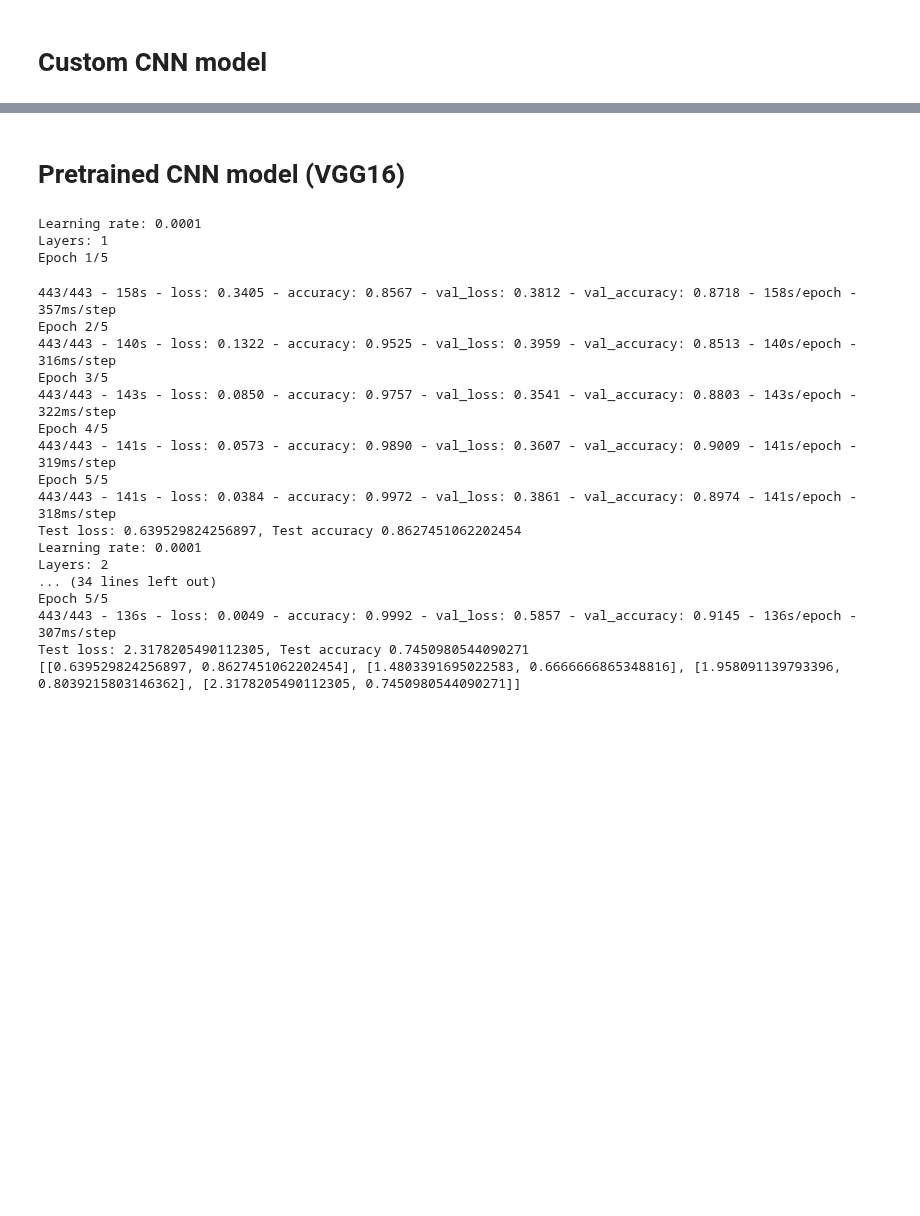
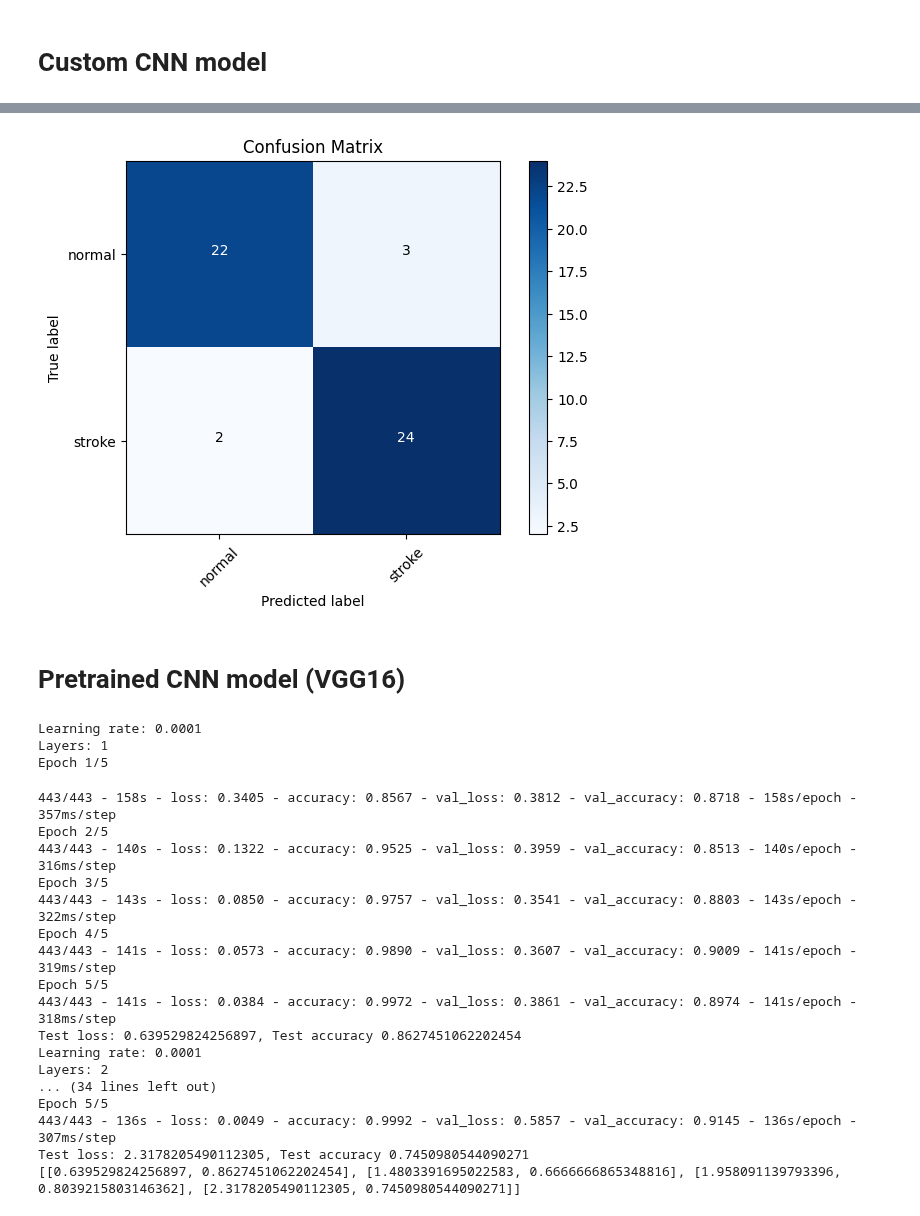
Before and after one commit to andrei-borg/stroke-video-analysis, a Jupyter notebook: recurrence_plot.ipynb, the cells around one changed output, grey strips where cells are left out. Cells and saved outputs as stored; diff of their text form; code cells hidden in the pictures; blank space fills up the shorter version.

```diff
--- a/recurrence_plot.ipynb
+++ b/recurrence_plot.ipynb
@@ -107,7 +107,7 @@ train_batches = ImageDataGenerator(
     directory=train_path,
     target_size=(img_height, img_width),
     classes=["normal", "stroke"],
-    batch_size=16,
+    batch_size=32,
 )
 
 valid_batches = ImageDataGenerator(
@@ -116,7 +116,7 @@ valid_batches = ImageDataGenerator(
     directory=valid_path,
     target_size=(img_height, img_width),
     classes=["normal", "stroke"],
-    batch_size=16,
+    batch_size=32,
 )
 test_batches = ImageDataGenerator(
     tf.keras.applications.vgg16.preprocess_input
@@ -124,7 +124,7 @@ test_batches = ImageDataGenerator(
     directory=test_path,
     target_size=(img_height, img_width),
     classes=["normal", "stroke"],
-    batch_size=16,
+    batch_size=32,
     shuffle=False,
 )
 # %% [output]
@@ -273,51 +269,70 @@ Testing images and labels: (465, 930) (51,)
 # TODO: Also increase filers in the conv layers, kernel size too maybe and increase the batch size in the data batches to 64 or 128 perhaps to speed things up.
 # TODO: + maybe not the vgg16 preprocess on the batches?
 
-scores_customCNN = []
-models_customCNN = []
+#scores_customCNN = []
+#models_customCNN = []
 
-for i in combinations:
-    lr = param_grid['learning_rate'][i[0]]
-    layers = param_grid['hidden_layers'][i[1]]
-    print("Learning rate:", lr)
-    print("Layers:", layers)
+lr = 0.0001
+#print("Learning rate:", lr)
+#print("Conv layers:", 3)
+model_customCNN = Sequential()
 
-    model_customCNN = Sequential()
+model_customCNN.add(Conv2D(
+        filters=32,
+        kernel_size=(3, 3),
+        activation="relu",
+        padding="same",
+        input_shape=(img_height, img_width, 3),
+    ))
+model_customCNN.add(MaxPool2D(pool_size=(2, 2), strides=2))
 
-    model_customCNN.add(Conv2D(
-            filters=32,
-            kernel_size=(5, 5),
-            activation="relu",
-            padding="same",
-            input_shape=(img_height, img_width, 3),
-        ))
-    model_customCNN.add(MaxPool2D(pool_size=(2, 2), strides=2))
-    for i in range(layers):
-        model_customCNN.add(Conv2D(filters=64, kernel_size=(3, 3), activation="relu", padding="same"))
-        model_customCNN.add(MaxPool2D(pool_size=(2, 2), strides=2))
+model_customCNN.add(Conv2D(filters=64, kernel_size=(6, 6), activation="relu", padding="same"))
+model_customCNN.add(MaxPool2D(pool_size=(4, 4), strides=4))
+model_customCNN.add(Conv2D(filters=64, kernel_size=(6, 6), activation="relu", padding="same"))
+model_customCNN.add(MaxPool2D(pool_size=(4, 4), strides=4))
 
-    model_customCNN.add(GlobalAveragePooling2D())
-    model_customCNN.add(Dense(64, activation="relu"))
+model_customCNN.add(Flatten())
+model_customCNN.add(Dense(128, activation="relu"))
+model_customCNN.add(Dense(128, activation="relu"))
+model_customCNN.add(Dense(units=2, activation="softmax"))
 
-    model_customCNN.add(Dense(units=2, activation="softmax"))
+model_customCNN.compile(
+    optimizer=Adam(learning_rate=lr),
+    loss="categorical_crossentropy",
+    metrics=["accuracy"],
+)
+#model_customCNN.summary()
 
+model_customCNN.fit(x=train_batches, validation_data=valid_batches, epochs=6, verbose=2)
 
-    model_customCNN.compile(
-        optimizer=Adam(learning_rate=lr),
-        loss="categorical_crossentropy",
-        metrics=["accuracy"],
-    )
+score = model_customCNN.evaluate(test_batches, verbose=0)
 
-    model_customCNN.summary()
+#scores_customCNN.append(score)
+#models_customCNN.append(model_customCNN)
 
-    model_customCNN.fit(x=train_batches, validation_data=valid_batches, epochs=10, verbose=2)
-    score = model_customCNN.evaluate(test_batches, verbose=0)
+#print(scores_customCNN)
 
-    print("Test loss: {}, Test accuracy {}".format(score[0], score[1]))
+predictions = model_customCNN.predict(x=test_batches, verbose=0)
 
-    scores_customCNN.append(score)
-    models_customCNN.append(model_customCNN)
+np.round(predictions)
 
-print(scores_customCNN)
+cm = confusion_matrix(
+    y_true=test_batches.classes, y_pred=np.argmax(predictions, axis=-1)
+)
+
+# extract true positives, false positives, true negatives, and false negatives
+tn, fp, fn, tp = cm.ravel()
+
+# calculate sensitivity and specificity
+sensitivity = tp / (tp + fn)
+specificity = tn / (tn + fp)
+
+print("Sensitivity:", sensitivity)
+print("Specificity:", specificity)
+
+cm_plot_labels = ["normal", "stroke"]
+plot_confusion_matrix(cm=cm, classes=cm_plot_labels, title="Confusion Matrix")
+
+print("Test loss: {}, Test accuracy {}".format(score[0], score[1]))
 # %% [output]
 Learning rate: 0.0001
@@ -357,3 +355,4 @@ Test loss: 1.7259989976882935, Test accuracy 0.7647058963775635
+[figure, added]
 # %% [markdown]
 # Pretrained CNN model (VGG16)
 # %%
```
Also changed, not shown: parts of 10 cells of this notebook, 2 other files.
